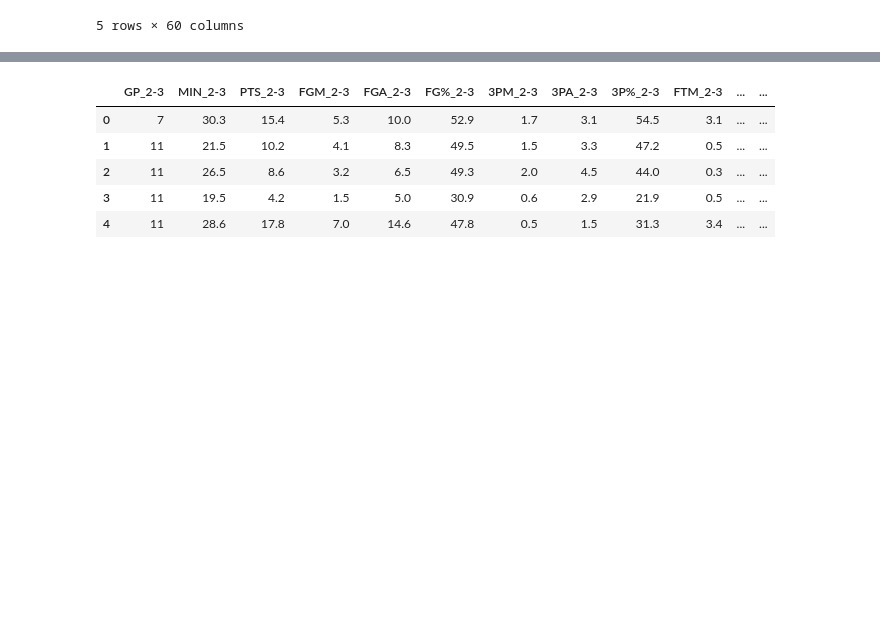
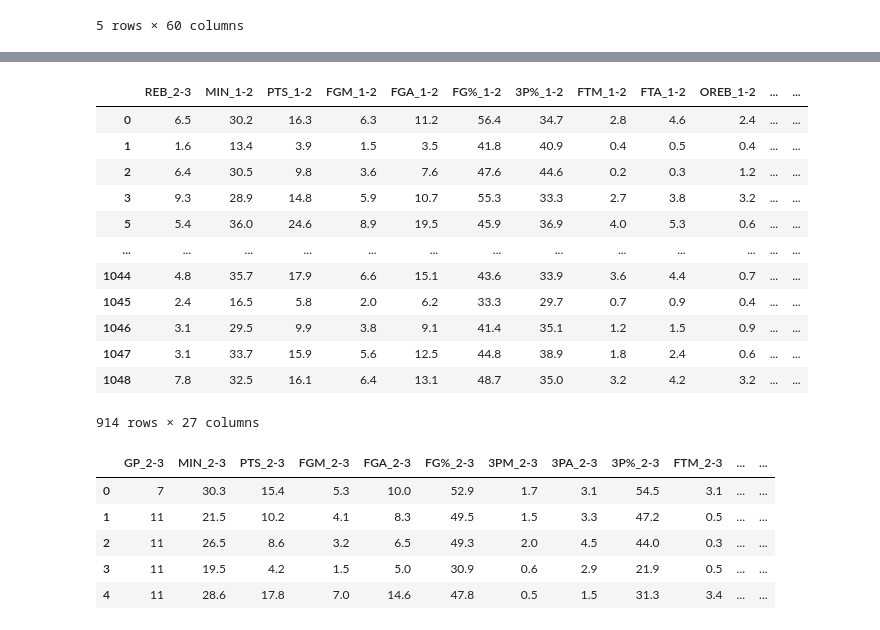
Before and after one commit to AaronSarkar/NBAStatGuesser, a Jupyter notebook: dataTraining.ipynb, the cells around one changed output, grey strips where cells are left out. Saved outputs shown, nothing was run; the diff lists cells and outputs as text; code cells hidden in the pictures; blank space fills up the shorter version.

```diff
--- a/dataTraining.ipynb
+++ b/dataTraining.ipynb
@@ -66,16 +55,34 @@ EFF_0-1   0.808081  1.000000
 # %%
+# Remove statistics from the third year excluding the desired output statistic
+# Also remove statistics from the first 2 years with high correlation to the desired output, observed from the heatmap
+# This counteracts potential overfitting from too many features
+
 df_points = df
-df_points.drop_columns = ['GP_2-3', 'MIN_2-3', 'FGM_2-3', 'FGA_2-3', 'FG%_2-3', '3PM_2-3', '3PA_2-3', '3P%_2-3', 'FTM_2-3', 'FTA_2-3', 'FT%_2-3', 'OREB_2-3', 'DREB_2-3', 'REB_2-3', 'AST_2-3', 'STL_2-3', 'BLK_2-3', 'TOV_2-3', 'EFF_2-3',
+df_points.drop(['GP_2-3', 'MIN_2-3', 'FGM_2-3', 'FGA_2-3', 'FG%_2-3', '3PM_2-3', '3PA_2-3', '3P%_2-3', 'FTM_2-3', 'FTA_2-3', 'FT%_2-3', 'OREB_2-3', 'DREB_2-3', 'REB_2-3', 'AST_2-3', 'STL_2-3', 'BLK_2-3', 'TOV_2-3', 'EFF_2-3',
 'GP_1-2','OREB_1-2', 'DREB_1-2', 'FGM_1-2', 'FGA_1-2', '3P%_1-2', '3PA_1-2', 'FT%_1-2',
-'GP_0-1','OREB_0-1', 'DREB_0-1', 'FGM_0-1', 'FGA_0-1', '3P%_0-1', '3PA_0-1', 'FT%_0-1']
+'GP_0-1','OREB_0-1', 'DREB_0-1', 'FGM_0-1', 'FGA_0-1', '3P%_0-1', '3PA_0-1', 'FT%_0-1'], axis = 1)
 
 df_assists = df
-df_assists.drop_columns = ['GP_2-3', 'MIN_2-3', 'PTS_2-3', 'FGM_2-3', 'FGA_2-3', 'FG%_2-3', '3PM_2-3', '3PA_2-3', '3P%_2-3', 'FTM_2-3', 'FTA_2-3', 'FT%_2-3', 'OREB_2-3', 'DREB_2-3', 'REB_2-3', 'STL_2-3', 'BLK_2-3', 'TOV_2-3', 'EFF_2-3',
+df_assists.drop(['GP_2-3', 'MIN_2-3', 'PTS_2-3', 'FGM_2-3', 'FGA_2-3', 'FG%_2-3', '3PM_2-3', '3PA_2-3', '3P%_2-3', 'FTM_2-3', 'FTA_2-3', 'FT%_2-3', 'OREB_2-3', 'DREB_2-3', 'REB_2-3', 'STL_2-3', 'BLK_2-3', 'TOV_2-3', 'EFF_2-3',
 'GP_1-2','OREB_1-2', 'BLK_1-2', 'FT%_1-2', '3P%_1-2', 'FG%_1-2',
-'GP_0-1','OREB_0-1', 'BLK_0-1', 'FT%_0-1', '3P%_0-1', 'FG%_0-1']
+'GP_0-1','OREB_0-1', 'BLK_0-1', 'FT%_0-1', '3P%_0-1', 'FG%_0-1'], axis = 1)
 
 df_rebounds = df
-df_rebounds.drop_columns = ['GP_2-3', 'MIN_2-3', 'PTS_2-3', 'FGM_2-3', 'FGA_2-3', 'FG%_2-3', '3PM_2-3', '3PA_2-3', '3P%_2-3', 'FTM_2-3', 'FTA_2-3', 'FT%_2-3', 'OREB_2-3', 'DREB_2-3', 'AST_2-3', 'STL_2-3', 'BLK_2-3', 'TOV_2-3', 'EFF_2-3',
+df_rebounds.drop(['GP_2-3', 'MIN_2-3', 'PTS_2-3', 'FGM_2-3', 'FGA_2-3', 'FG%_2-3', '3PM_2-3', '3PA_2-3', '3P%_2-3', 'FTM_2-3', 'FTA_2-3', 'FT%_2-3', 'OREB_2-3', 'DREB_2-3', 'AST_2-3', 'STL_2-3', 'BLK_2-3', 'TOV_2-3', 'EFF_2-3',
 'GP_1-2','REB_1-2', 'DREB_1-2', 'STL_1-2', 'FT%_1-2', '3PM_1-2', '3PA_1-2',
-'GP_0-1','REB_0-1', 'DREB_0-1', 'STL_0-1', 'FT%_0-1', '3PM_0-1', '3PA_0-1']
+'GP_0-1','REB_0-1', 'DREB_0-1', 'STL_0-1', 'FT%_0-1', '3PM_0-1', '3PA_0-1'], axis = 1)
+# %% [output]
+|  | REB_2-3 | MIN_1-2 | PTS_1-2 | FGM_1-2 | FGA_1-2 | FG%_1-2 | 3P%_1-2 | FTM_1-2 | FTA_1-2 | OREB_1-2 | ... | ... |
+| 0 | 6.5 | 30.2 | 16.3 | 6.3 | 11.2 | 56.4 | 34.7 | 2.8 | 4.6 | 2.4 | ... | ... |
+| 1 | 1.6 | 13.4 | 3.9 | 1.5 | 3.5 | 41.8 | 40.9 | 0.4 | 0.5 | 0.4 | ... | ... |
+| 2 | 6.4 | 30.5 | 9.8 | 3.6 | 7.6 | 47.6 | 44.6 | 0.2 | 0.3 | 1.2 | ... | ... |
+| 3 | 9.3 | 28.9 | 14.8 | 5.9 | 10.7 | 55.3 | 33.3 | 2.7 | 3.8 | 3.2 | ... | ... |
+| 5 | 5.4 | 36.0 | 24.6 | 8.9 | 19.5 | 45.9 | 36.9 | 4.0 | 5.3 | 0.6 | ... | ... |
+| ... | ... | ... | ... | ... | ... | ... | ... | ... | ... | ... | ... | ... |
+| 1044 | 4.8 | 35.7 | 17.9 | 6.6 | 15.1 | 43.6 | 33.9 | 3.6 | 4.4 | 0.7 | ... | ... |
+| 1045 | 2.4 | 16.5 | 5.8 | 2.0 | 6.2 | 33.3 | 29.7 | 0.7 | 0.9 | 0.4 | ... | ... |
+| 1046 | 3.1 | 29.5 | 9.9 | 3.8 | 9.1 | 41.4 | 35.1 | 1.2 | 1.5 | 0.9 | ... | ... |
+| 1047 | 3.1 | 33.7 | 15.9 | 5.6 | 12.5 | 44.8 | 38.9 | 1.8 | 2.4 | 0.6 | ... | ... |
+| 1048 | 7.8 | 32.5 | 16.1 | 6.4 | 13.1 | 48.7 | 35.0 | 3.2 | 4.2 | 3.2 | ... | ... |
+914 rows × 27 columns
 # %%
```
Also changed, not shown: parts of 8 cells of this notebook, 4 other files.
